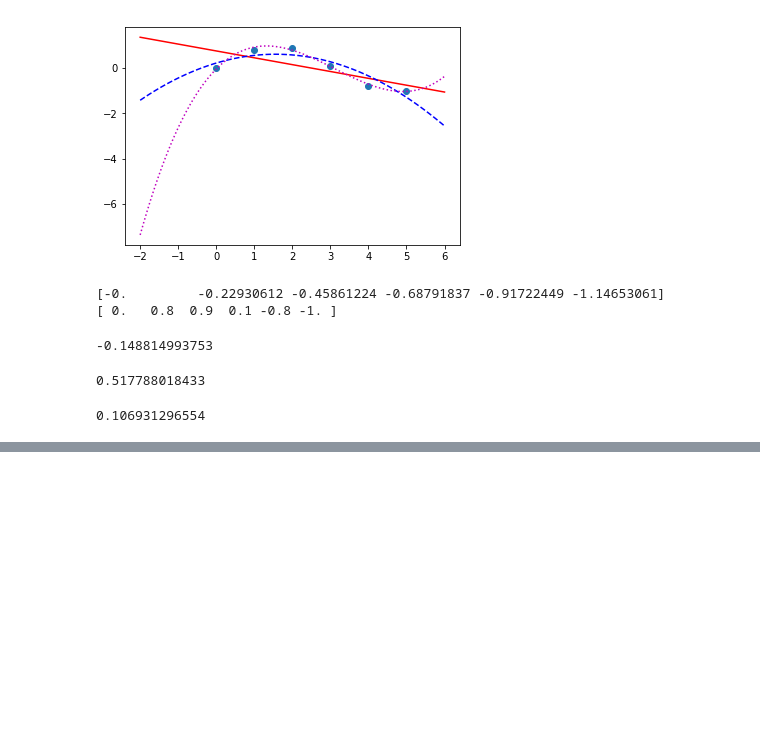
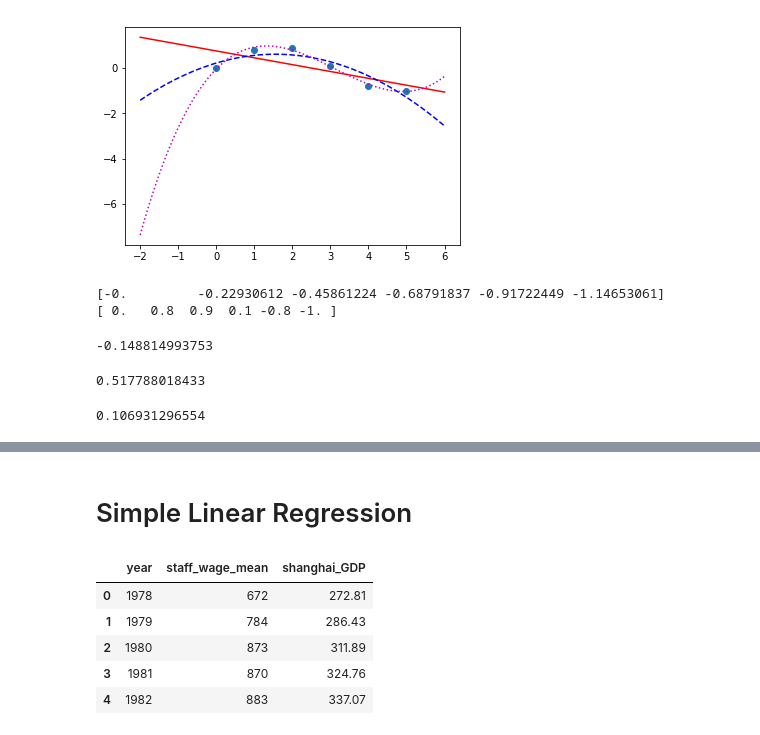
Before and after one commit to vitormeriat/meriat-ml-notes, a Jupyter notebook: 01-concepts/linear-regression.ipynb, the cells around one changed output, grey strips where cells are left out. Saved outputs shown, nothing was run; the diff lists cells and outputs as text; code cells hidden in the pictures; blank space fills up the shorter version.

```diff
--- a/01-concepts/linear-regression.ipynb
+++ b/01-concepts/linear-regression.ipynb
@@ -482,0 +486,2 @@ print(p_value)
+# %% [markdown]
+# Simple Linear Regression
@@ -482,0 +495,10 @@ print(p_value)
+# %%
+data = pd.read_csv('Simple Linear Regression.csv')
+data.head()
+# %% [output]
+|  | year | staff_wage_mean | shanghai_GDP |
+| 0 | 1978 | 672 | 272.81 |
+| 1 | 1979 | 784 | 286.43 |
+| 2 | 1980 | 873 | 311.89 |
+| 3 | 1981 | 870 | 324.76 |
+| 4 | 1982 | 883 | 337.07 |
```
Also changed, not shown: parts of 16 cells of this notebook, 3 other files.
